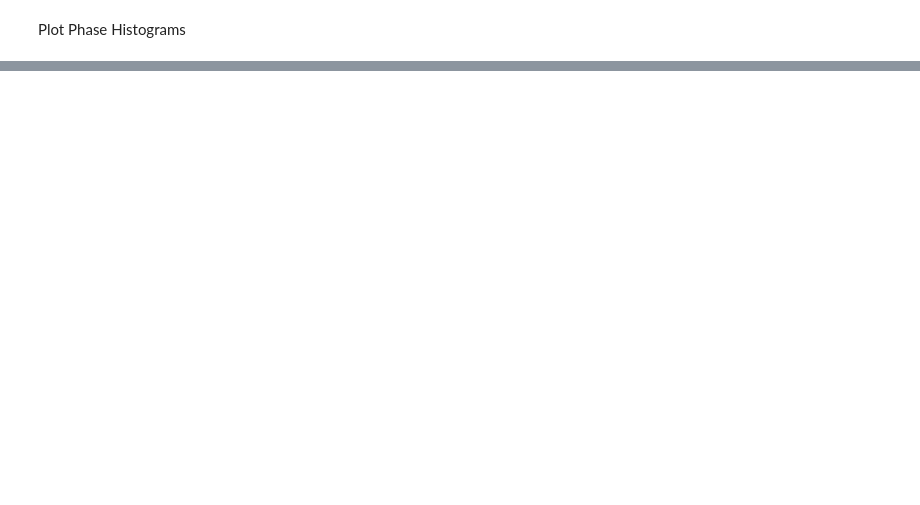
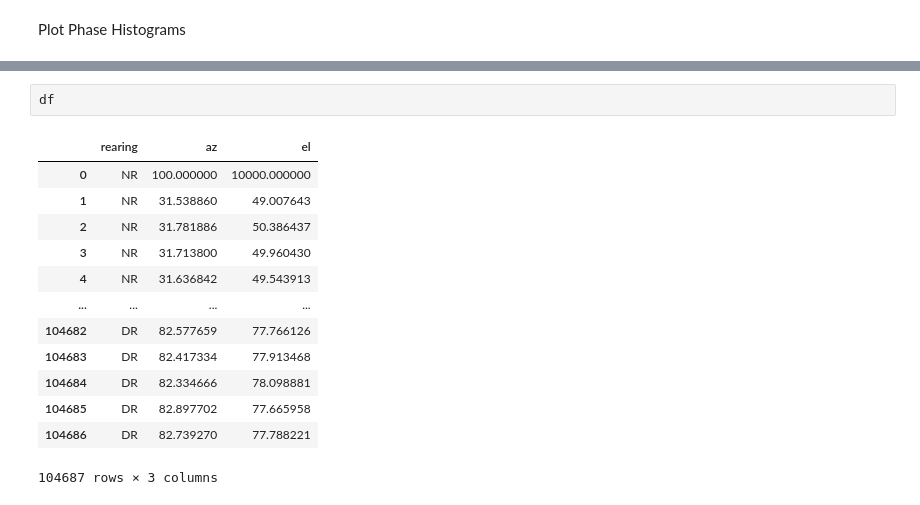
Before and after one commit to ryan-gorzek/trachtenberg-lab, a Jupyter notebook: figures/NR-DR-retinotopy.ipynb, the cells around one changed output, grey strips where cells are left out. Drawn from its saved outputs; the diff is of its cells as text; blank space fills up the shorter version.

```diff
--- a/figures/NR-DR-retinotopy.ipynb
+++ b/figures/NR-DR-retinotopy.ipynb
@@ -445,0 +456,16 @@ for area in area_list:
+# %%
+df
+# %% [output]
+|  | rearing | az | el |
+| 0 | NR | 100.000000 | 10000.000000 |
+| 1 | NR | 31.538860 | 49.007643 |
+| 2 | NR | 31.781886 | 50.386437 |
+| 3 | NR | 31.713800 | 49.960430 |
+| 4 | NR | 31.636842 | 49.543913 |
+| ... | ... | ... | ... |
+| 104682 | DR | 82.577659 | 77.766126 |
+| 104683 | DR | 82.417334 | 77.913468 |
+| 104684 | DR | 82.334666 | 78.098881 |
+| 104685 | DR | 82.897702 | 77.665958 |
+| 104686 | DR | 82.739270 | 77.788221 |
+104687 rows × 3 columns
```
Also changed, not shown: parts of 2 cells of this notebook.
